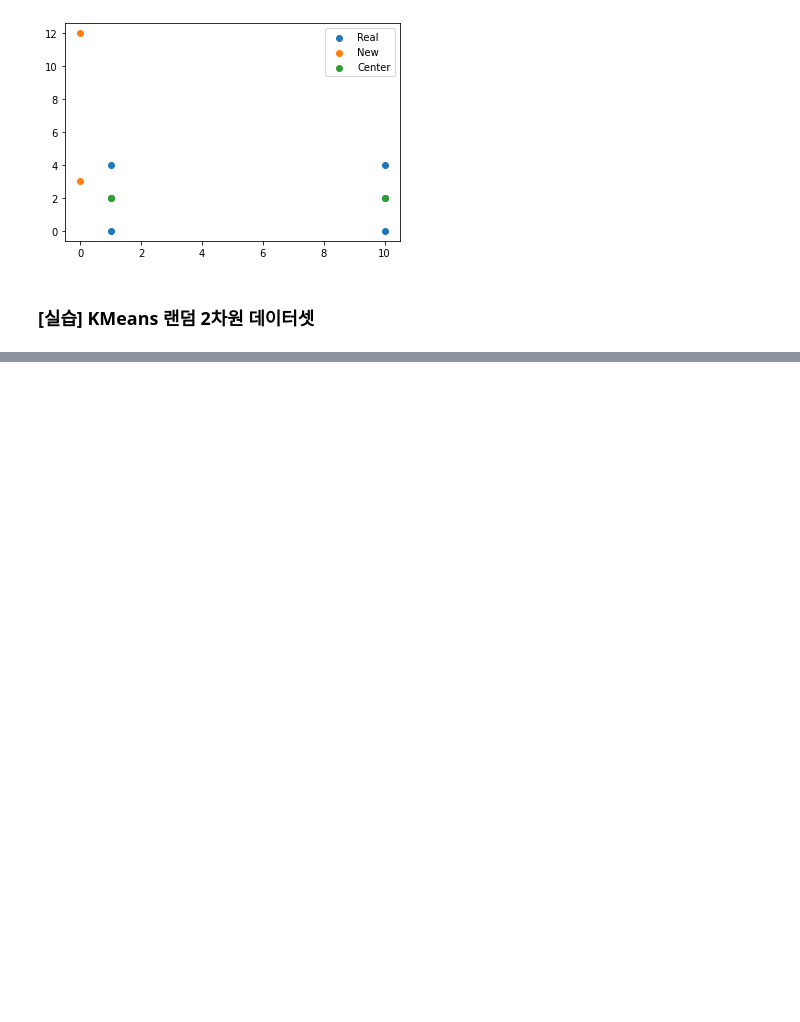
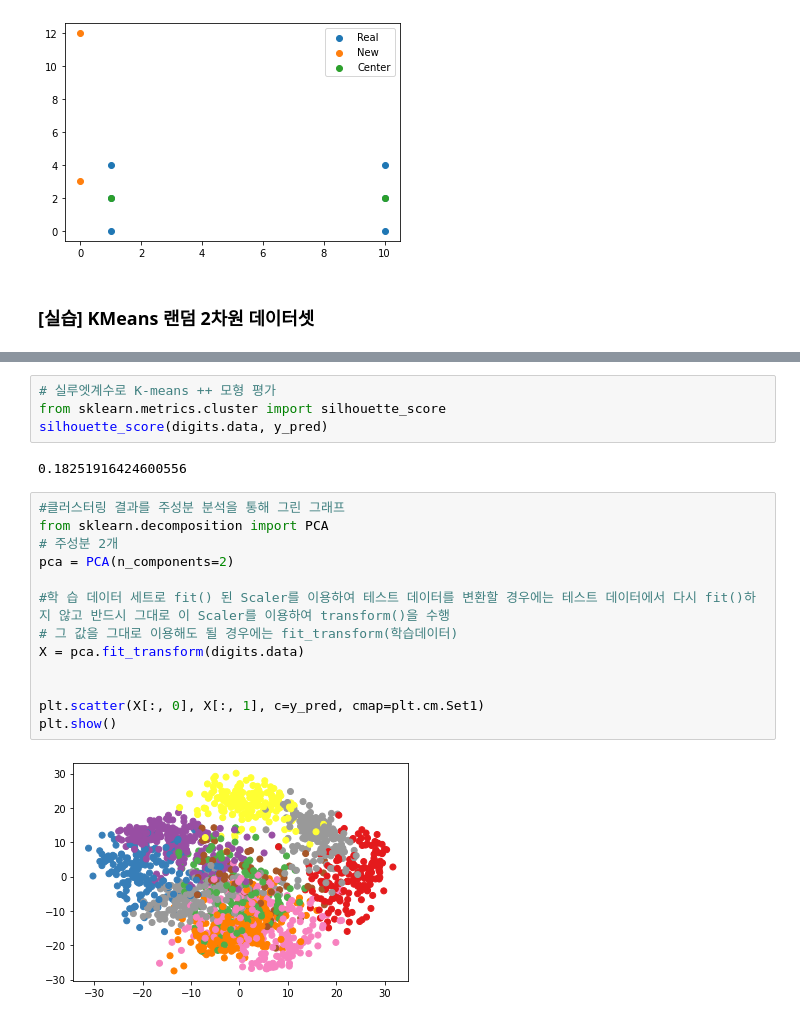
Before and after one commit to rileyko/PythonStudy, a Jupyter notebook: Clustering/Clustering.ipynb, the cells around one changed output, grey strips where cells are left out. Saved outputs shown, nothing was run; the diff lists cells and outputs as text; blank space fills up the shorter version.

```diff
--- a/Clustering/Clustering.ipynb
+++ b/Clustering/Clustering.ipynb
@@ -171,0 +257,21 @@ for k in [2,3,4,5]:
+# %%
+# 실루엣계수로 K-means ++ 모형 평가
+from sklearn.metrics.cluster import silhouette_score
+silhouette_score(digits.data, y_pred)
+# %% [output]
+0.18251916424600556
+# %%
+#클러스터링 결과를 주성분 분석을 통해 그린 그래프
+from sklearn.decomposition import PCA
+# 주성분 2개
+pca = PCA(n_components=2)
+
+#학 습 데이터 세트로 fit() 된 Scaler를 이용하여 테스트 데이터를 변환할 경우에는 테스트 데이터에서 다시 fit()하지 않고 반드시 그대로 이 Scaler를 이용하여 transform()을 수행
+# 그 값을 그대로 이용해도 될 경우에는 fit_transform(학습데이터)
+X = pca.fit_transform(digits.data)
+
+
+plt.scatter(X[:, 0], X[:, 1], c=y_pred, cmap=plt.cm.Set1)
+plt.show()
+# %% [output]
+[figure, added]
```
Also changed, not shown: parts of 9 cells of this notebook.
